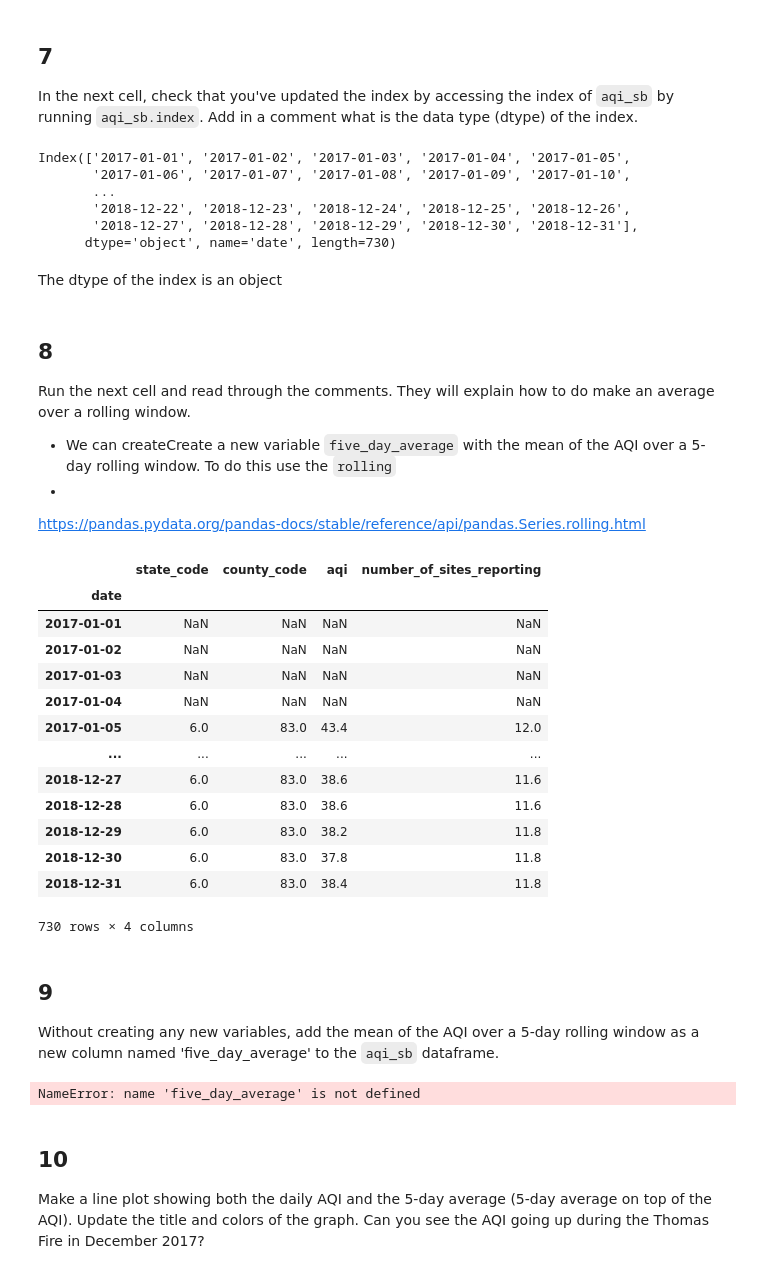
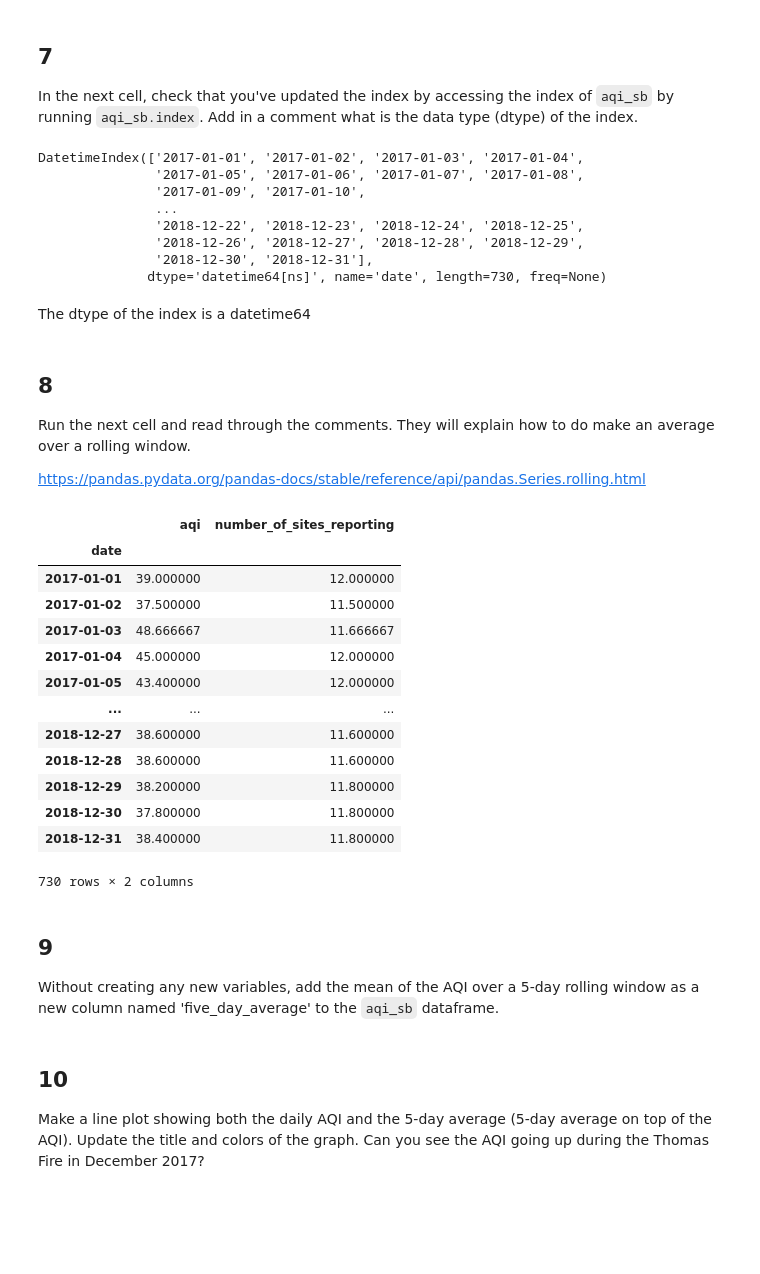
Before and after one commit to kateebeckerr/eds220-hwk-2, a Jupyter notebook: hwk2-task2-aqi.ipynb, the cells around one changed output. Saved outputs shown, nothing was run; the diff lists cells and outputs as text; code cells hidden in the pictures; blank space fills up the shorter version.

```diff
--- a/hwk2-task2-aqi.ipynb
+++ b/hwk2-task2-aqi.ipynb
@@ -232,6 +217,8 @@ In the next cell:
 
 aqi_sb = aqi.loc[aqi.county_name == "Santa Barbara"] #creates a new dataframe, aqi_sb, with data from county = santa barbara only
 aqi_sb.head
-aqi_sb.drop(columns = ['state_name', 'county_name', 'state_code', 'county_code']) #drops these columns from dataframe
+aqi_sb = aqi_sb.drop(columns = ['state_name', 'county_name', 'state_code', 'county_code']) #drops these columns from dataframe
 aqi_sb.dtypes #checks datatypes of coulmns, the data column is an object but it should be a data time object
+
+aqi_sb
 # %% [output]
@@ -253,8 +242,10 @@ In the next cell:
 2. Update the index of `aqi_sb` to be the date column.
 # %%
 # solve exercise here
-pd.to_datetime(aqi_sb.date) #converted data columns to datetime64 type
-aqi_sb.set_index('date', inplace = True)
+aqi_sb.date = pd.to_datetime(aqi_sb.date)
+
+#converted data columns to datetime64 type
+aqi_sb = aqi_sb.set_index('date')
 # %% [markdown]
 ## 7
 In the next cell, check that you've updated the index by accessing the index of `aqi_sb`  by running `aqi_sb.index`. Add in a comment what is the data type (dtype) of the index.
@@ -262,55 +253,54 @@ In the next cell, check that you've updated the index by accessing the index of
 # solve exercise here
 aqi_sb.index
 # %% [output]
-Index(['2017-01-01', '2017-01-02', '2017-01-03', '2017-01-04', '2017-01-05',
-       '2017-01-06', '2017-01-07', '2017-01-08', '2017-01-09', '2017-01-10',
-       ...
-       '2018-12-22', '2018-12-23', '2018-12-24', '2018-12-25', '2018-12-26',
-       '2018-12-27', '2018-12-28', '2018-12-29', '2018-12-30', '2018-12-31'],
-      dtype='object', name='date', length=730)
+DatetimeIndex(['2017-01-01', '2017-01-02', '2017-01-03', '2017-01-04',
+               '2017-01-05', '2017-01-06', '2017-01-07', '2017-01-08',
+               '2017-01-09', '2017-01-10',
+               ...
+               '2018-12-22', '2018-12-23', '2018-12-24', '2018-12-25',
+               '2018-12-26', '2018-12-27', '2018-12-28', '2018-12-29',
+               '2018-12-30', '2018-12-31'],
+              dtype='datetime64[ns]', name='date', length=730, freq=None)
 # %% [markdown]
-The dtype of the index is an object
+The dtype of the index is a datetime64
 # %% [markdown]
 ## 8
 Run the next cell and read through the comments. They will explain how to do make an average over a rolling window.
 
-- We can createCreate a new variable `five_day_average` with the mean of the AQI over a 5-day rolling window. To do this use the `rolling`
--
-
 https://pandas.pydata.org/pandas-docs/stable/reference/api/pandas.Series.rolling.html
 # %%
 # rolling() is a method for pandas.series that provides rolling window calculations
 # the parameter '5D' indicates we want the window to be 5 days
 # This is a lazy method (think groupby), we need to specify what we want to calculate over each window
 # here we add the aggregator function mean()
 # this indicates we want the mean over each window
 # and we get a pd.Series as ouput
 
-five_day_average = aqi_sb.rolling(5).mean()
+five_day_average = aqi_sb.rolling('5D').mean()
 five_day_average
 # %% [output]
-|  | state_code | county_code | aqi | number_of_sites_reporting |
-| date |  |  |  |  |
-| 2017-01-01 | NaN | NaN | NaN | NaN |
-| 2017-01-02 | NaN | NaN | NaN | NaN |
-| 2017-01-03 | NaN | NaN | NaN | NaN |
-| 2017-01-04 | NaN | NaN | NaN | NaN |
-| 2017-01-05 | 6.0 | 83.0 | 43.4 | 12.0 |
-| ... | ... | ... | ... | ... |
-| 2018-12-27 | 6.0 | 83.0 | 38.6 | 11.6 |
-| 2018-12-28 | 6.0 | 83.0 | 38.6 | 11.6 |
-| 2018-12-29 | 6.0 | 83.0 | 38.2 | 11.8 |
-| 2018-12-30 | 6.0 | 83.0 | 37.8 | 11.8 |
-| 2018-12-31 | 6.0 | 83.0 | 38.4 | 11.8 |
+|  | aqi | number_of_sites_reporting |
+| date |  |  |
+| 2017-01-01 | 39.000000 | 12.000000 |
+| 2017-01-02 | 37.500000 | 11.500000 |
+| 2017-01-03 | 48.666667 | 11.666667 |
+| 2017-01-04 | 45.000000 | 12.000000 |
+| 2017-01-05 | 43.400000 | 12.000000 |
+| ... | ... | ... |
+| 2018-12-27 | 38.600000 | 11.600000 |
+| 2018-12-28 | 38.600000 | 11.600000 |
+| 2018-12-29 | 38.200000 | 11.800000 |
+| 2018-12-30 | 37.800000 | 11.800000 |
+| 2018-12-31 | 38.400000 | 11.800000 |
-730 rows × 4 columns
+730 rows × 2 columns
 # %% [markdown]
 ## 9
 
 Without creating any new variables, add the mean of the AQI over a 5-day rolling window as a new column named 'five_day_average' to the `aqi_sb` dataframe.
 # %%
 # solve exercise here
+
+aqi_sb['five_day_average'] = aqi_sb['aqi'].rolling('5D').mean()
-# %% [output]
-NameError: name 'five_day_average' is not defined
 # %% [markdown]
 ## 10
 Make a line plot showing both the daily AQI and the 5-day average (5-day average on top of the AQI). Update the title and colors of the graph. Can you see the AQI going up during the Thomas Fire in December 2017?
```
Also changed, not shown: parts of 4 cells of this notebook, 1 other file.
